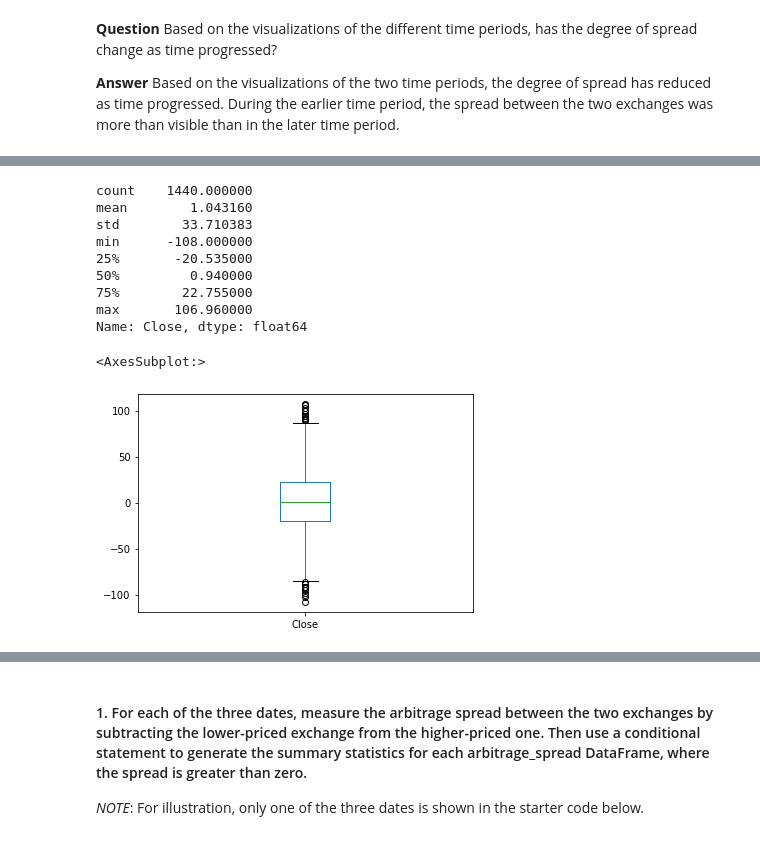
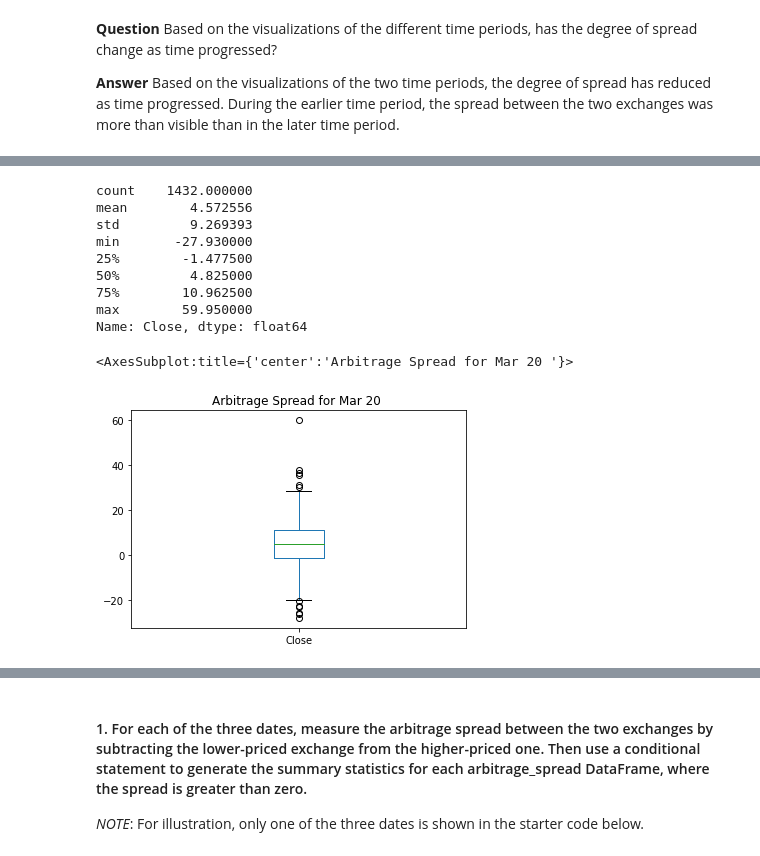
Before and after one commit to Abhishikaf/Bitcoin_Arbitrage, a Jupyter notebook: crypto_arbitrage.ipynb, the cells around one changed output, grey strips where cells are left out. Cells and saved outputs as stored; diff of their text form; code cells hidden in the pictures.

```diff
--- a/crypto_arbitrage.ipynb
+++ b/crypto_arbitrage.ipynb
@@ -303,23 +362,23 @@ coinbase_sliced['Close'].loc['2018-01-06'].plot(legend = True, figsize = (15,10)
 # %%
-# Using the early date that you have selected, calculate the arbitrage spread
+# Using the date from the late that you have selected, calculate the arbitrage spread
 # by subtracting the bitstamp lower closing prices from the coinbase higher closing prices
-arbitrage_spread_early = bitstamp['Close'].loc['2018-01-06'] - coinbase['Close'].loc['2018-01-06']
+arbitrage_spread_late = bitstamp['Close'].loc['2018-03-20'] - coinbase['Close'].loc['2018-03-20']
 
-# Generate summary statistics for the early DataFrame
-arbitrage_spread_early.describe()
+# Summary statistics for the late DataFrame
+arbitrage_spread_late.describe()
 # %% [output]
-count    1440.000000
-mean        1.043160
-std        33.710383
-min      -108.000000
-25%       -20.535000
-50%         0.940000
-75%        22.755000
-max       106.960000
+count    1432.000000
+mean        4.572556
+std         9.269393
+min       -27.930000
+25%        -1.477500
+50%         4.825000
+75%        10.962500
+max        59.950000
 Name: Close, dtype: float64
 # %%
-# Visualize the arbitrage spread from early in the dataset in a box plot
-arbitrage_spread_early.plot(kind = 'box')
+# Arbitrage spread from late in the dataset visualized in a box plot
+arbitrage_spread_late.plot(kind = 'box', title = "Arbitrage Spread for Mar 20 ")
 # %% [output]
-<AxesSubplot:>
+<AxesSubplot:title={'center':'Arbitrage Spread for Mar 20 '}>
-[figure, old version]
+[figure, new version]
```
Also changed, not shown: parts of 67 cells of this notebook, 11 other files.
